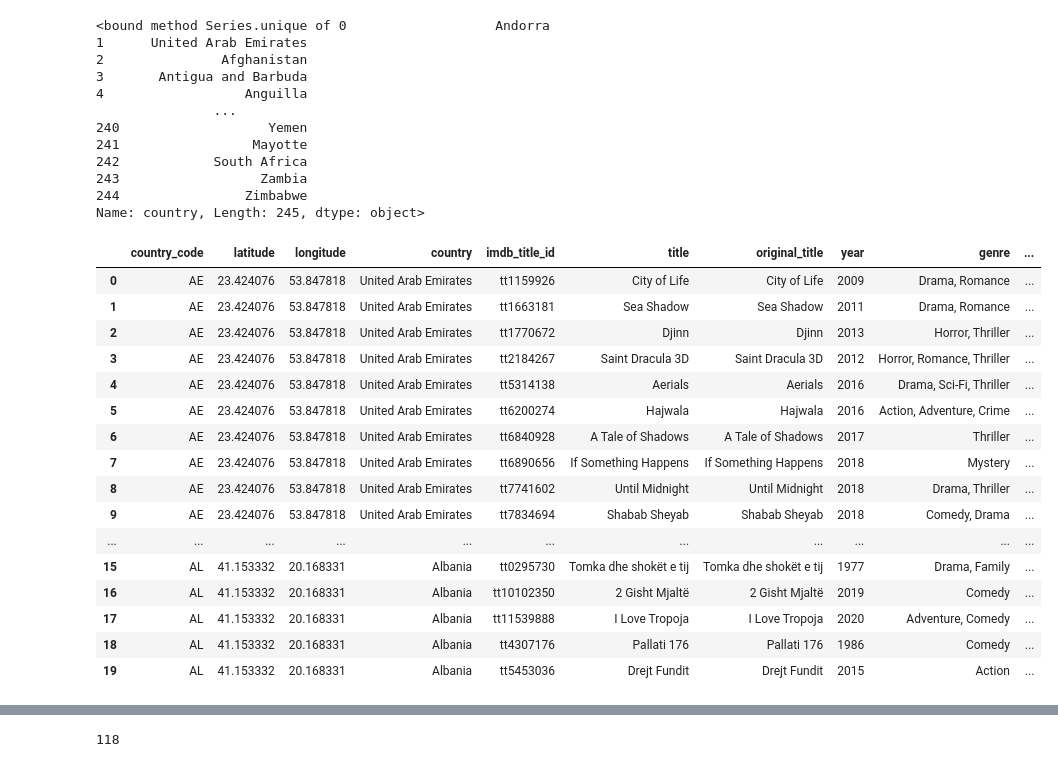
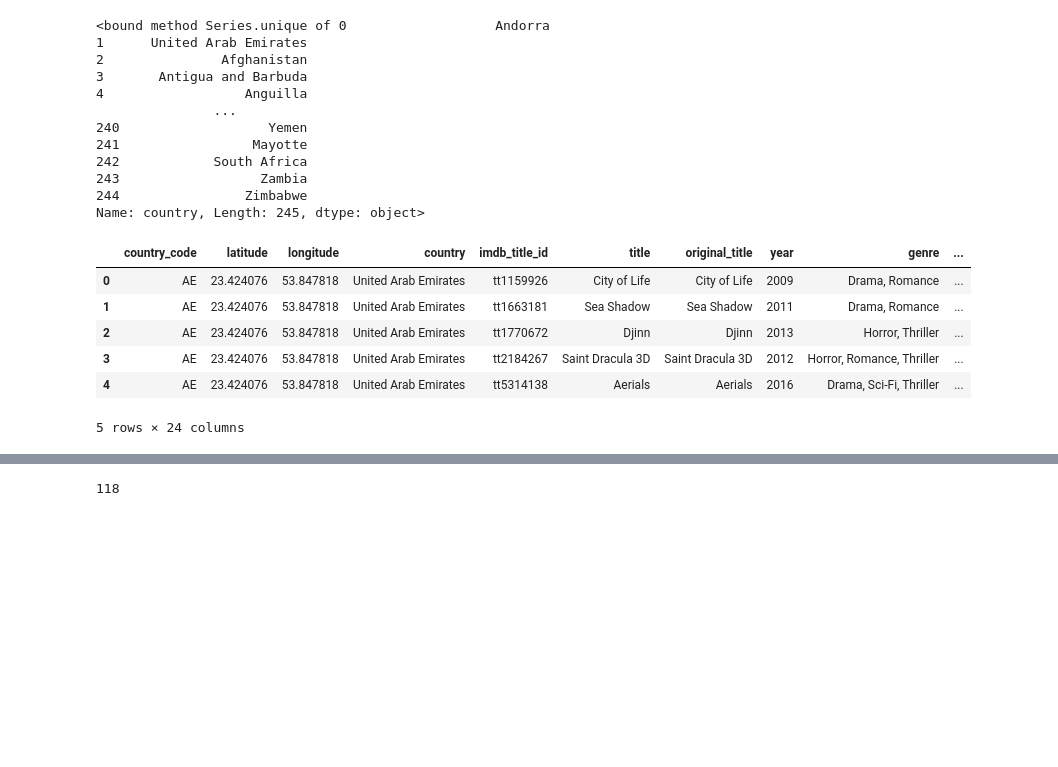
Before and after one commit to MohanPanga/IMDb-Movies-, a Jupyter notebook: Scripts/cleaning_notebook.ipynb, the cells around one changed output, grey strips where cells are left out. Saved outputs shown, nothing was run; the diff lists cells and outputs as text; code cells hidden in the pictures; blank space fills up the shorter version.

```diff
--- a/Scripts/cleaning_notebook.ipynb
+++ b/Scripts/cleaning_notebook.ipynb
@@ -84,25 +58,15 @@ Name: country, Length: 245, dtype: object>
 merged_df = pd.merge(df1,df2, on='country')
 # %%
 merged_df.drop(['date_published'], axis=1,inplace=True)
-merged_df.head(20)
+merged_df.head(5)
 # %% [output]
 |  | country_code | latitude | longitude | country | imdb_title_id | title | original_title | year | genre | ... |
 | 0 | AE | 23.424076 | 53.847818 | United Arab Emirates | tt1159926 | City of Life | City of Life | 2009 | Drama, Romance | ... |
 | 1 | AE | 23.424076 | 53.847818 | United Arab Emirates | tt1663181 | Sea Shadow | Sea Shadow | 2011 | Drama, Romance | ... |
 | 2 | AE | 23.424076 | 53.847818 | United Arab Emirates | tt1770672 | Djinn | Djinn | 2013 | Horror, Thriller | ... |
 | 3 | AE | 23.424076 | 53.847818 | United Arab Emirates | tt2184267 | Saint Dracula 3D | Saint Dracula 3D | 2012 | Horror, Romance, Thriller | ... |
 | 4 | AE | 23.424076 | 53.847818 | United Arab Emirates | tt5314138 | Aerials | Aerials | 2016 | Drama, Sci-Fi, Thriller | ... |
-| 5 | AE | 23.424076 | 53.847818 | United Arab Emirates | tt6200274 | Hajwala | Hajwala | 2016 | Action, Adventure, Crime | ... |
-| 6 | AE | 23.424076 | 53.847818 | United Arab Emirates | tt6840928 | A Tale of Shadows | A Tale of Shadows | 2017 | Thriller | ... |
-| 7 | AE | 23.424076 | 53.847818 | United Arab Emirates | tt6890656 | If Something Happens | If Something Happens | 2018 | Mystery | ... |
-| 8 | AE | 23.424076 | 53.847818 | United Arab Emirates | tt7741602 | Until Midnight | Until Midnight | 2018 | Drama, Thriller | ... |
-| 9 | AE | 23.424076 | 53.847818 | United Arab Emirates | tt7834694 | Shabab Sheyab | Shabab Sheyab | 2018 | Comedy, Drama | ... |
-| ... | ... | ... | ... | ... | ... | ... | ... | ... | ... | ... |
-| 15 | AL | 41.153332 | 20.168331 | Albania | tt0295730 | Tomka dhe shokët e tij | Tomka dhe shokët e tij | 1977 | Drama, Family | ... |
-| 16 | AL | 41.153332 | 20.168331 | Albania | tt10102350 | 2 Gisht Mjaltë | 2 Gisht Mjaltë | 2019 | Comedy | ... |
-| 17 | AL | 41.153332 | 20.168331 | Albania | tt11539888 | I Love Tropoja | I Love Tropoja | 2020 | Adventure, Comedy | ... |
-| 18 | AL | 41.153332 | 20.168331 | Albania | tt4307176 | Pallati 176 | Pallati 176 | 1986 | Comedy | ... |
-| 19 | AL | 41.153332 | 20.168331 | Albania | tt5453036 | Drejt Fundit | Drejt Fundit | 2015 | Action | ... |
+5 rows × 24 columns
 # %%
 merged_df.shape
 # %% [output]
```
Also changed, not shown: parts of 7 cells of this notebook.
